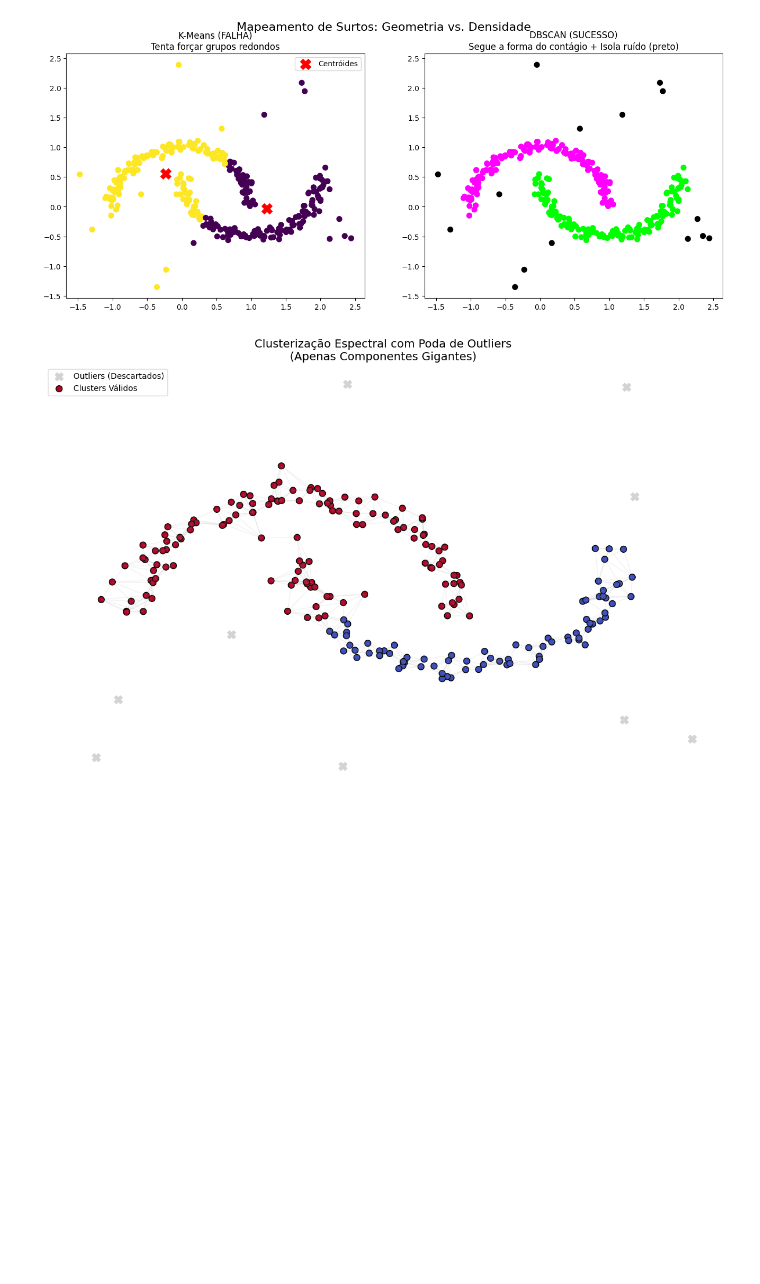
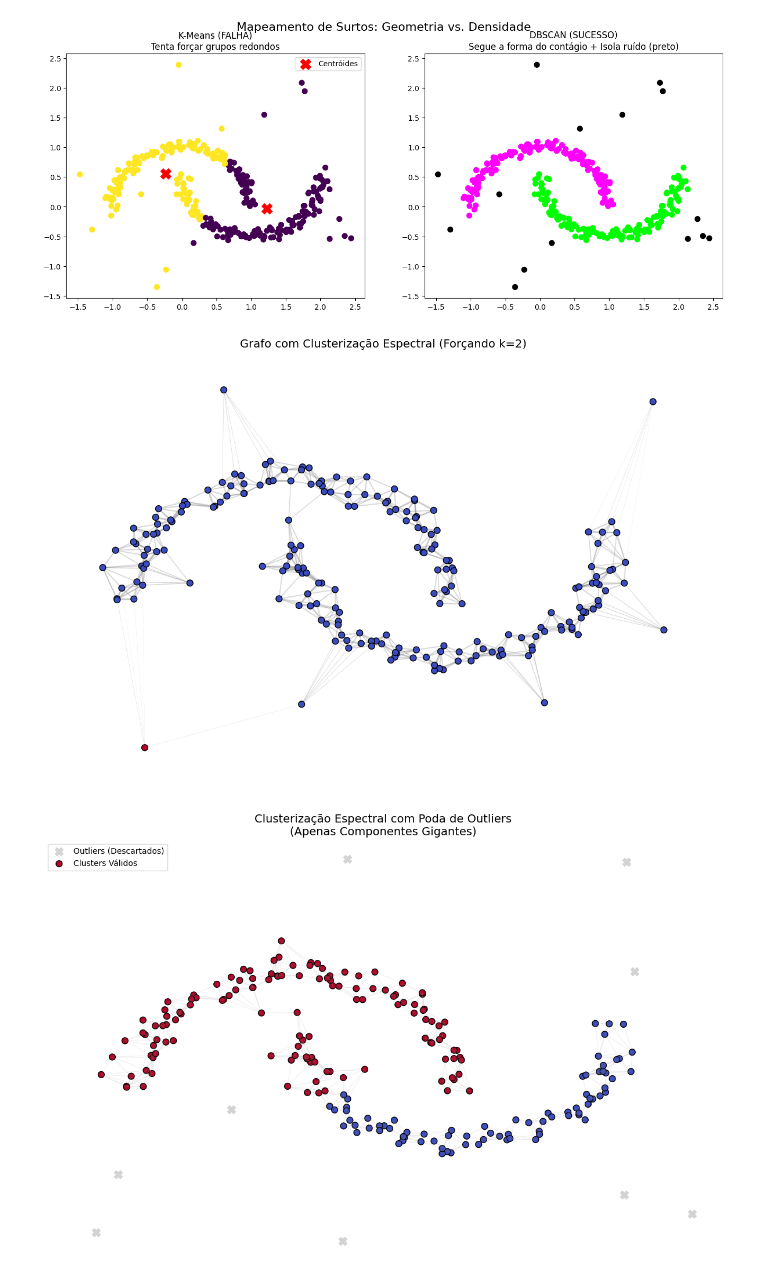
Before and after one commit to santanche/lab2learn, a Jupyter notebook: machine-learning/clustering/clustering-methods-comparison.ipynb, the cells around one changed output. Saved outputs shown, nothing was run; the diff lists cells and outputs as text; code cells hidden in the pictures; blank space fills up the shorter version.

Commit message:
feat (ml/clustering): spectral with outliers

```diff
--- a/machine-learning/clustering/clustering-methods-comparison.ipynb
+++ b/machine-learning/clustering/clustering-methods-comparison.ipynb
@@ -210,6 +210,66 @@ plt.suptitle("Mapeamento de Surtos: Geometria vs. Densidade", fontsize=16)
 plt.show()
 # %% [output]
 [figure]
+# %%
+import numpy as np
+import matplotlib.pyplot as plt
+from sklearn.datasets import make_moons
+from sklearn.neighbors import kneighbors_graph
+from sklearn.cluster import SpectralClustering
+import networkx as nx
+
+# --- 1. GERAR DADOS (Luas + Ruído) ---
+N_SAMPLES = 200
+X_moons, _ = make_moons(n_samples=N_SAMPLES, noise=0.07, random_state=42)
+ruido = np.random.uniform(low=-1.5, high=2.5, size=(10, 2)) # Reduzi o ruído para clareza
+dados = np.vstack([X_moons, ruido])
+n_total = len(dados)
+
+# --- 2. CONSTRUÇÃO DO GRAFO (k-NN) ---
+# Conecta cada ponto aos 6 vizinhos mais próximos
+A = kneighbors_graph(dados, n_neighbors=6, mode='distance', include_self=False)
+G = nx.from_scipy_sparse_array(A)
+
+# Definindo pesos visuais (similaridade)
+for u, v, d in G.edges(data=True):
+    distancia = d['weight']
+    G[u][v]['similaridade_visual'] = np.exp(-distancia / 0.5)
+
+# --- 3. CLUSTERIZAÇÃO ESPECTRAL (Forçando k=2) ---
+# Esta técnica analisa os autovetores do grafo para encontrar a melhor divisão binária
+# affinity='precomputed' significa que vamos passar nossa própria matriz de conexões (A)
+sc = SpectralClustering(n_clusters=2, affinity='precomputed', random_state=42)
+
+# Nota: O Spectral Clustering espera uma matriz de similaridade, não distância.
+# Vamos converter a matriz de distâncias A para similaridade rapidamente:
+matriz_similaridade = np.exp(-A.toarray() / 0.5)
+
+# Ajuste fino: O algoritmo funciona melhor se a diagonal for 0
+np.fill_diagonal(matriz_similaridade, 0)
+
+# Obter os rótulos (0 ou 1)
+labels = sc.fit_predict(matriz_similaridade)
+
+# --- 4. VISUALIZAÇÃO ---
+plt.figure(figsize=(12, 8))
+plt.title("Grafo com Clusterização Espectral (Forçando k=2)", fontsize=14)
+
+posicoes = {i: dados[i] for i in range(n_total)}
+espessuras = [G[u][v]['similaridade_visual'] * 2 for u, v in G.edges()]
+
+# Desenhar Nós (Coloridos pelos 2 labels encontrados)
+# cmap='coolwarm' vai usar Azul para um grupo e Vermelho para o outro
+nx.draw_networkx_nodes(G, posicoes, node_size=60,
+                       node_color=labels, cmap='coolwarm', edgecolors='black')
+
+# Desenhar Arestas
+nx.draw_networkx_edges(G, posicoes, width=espessuras, alpha=0.3, edge_color='gray')
+
+plt.axis('off')
+plt.tight_layout()
+plt.show()
+# %% [output]
+[figure, added]
 # %%
 import numpy as np
 import matplotlib.pyplot as plt
```
